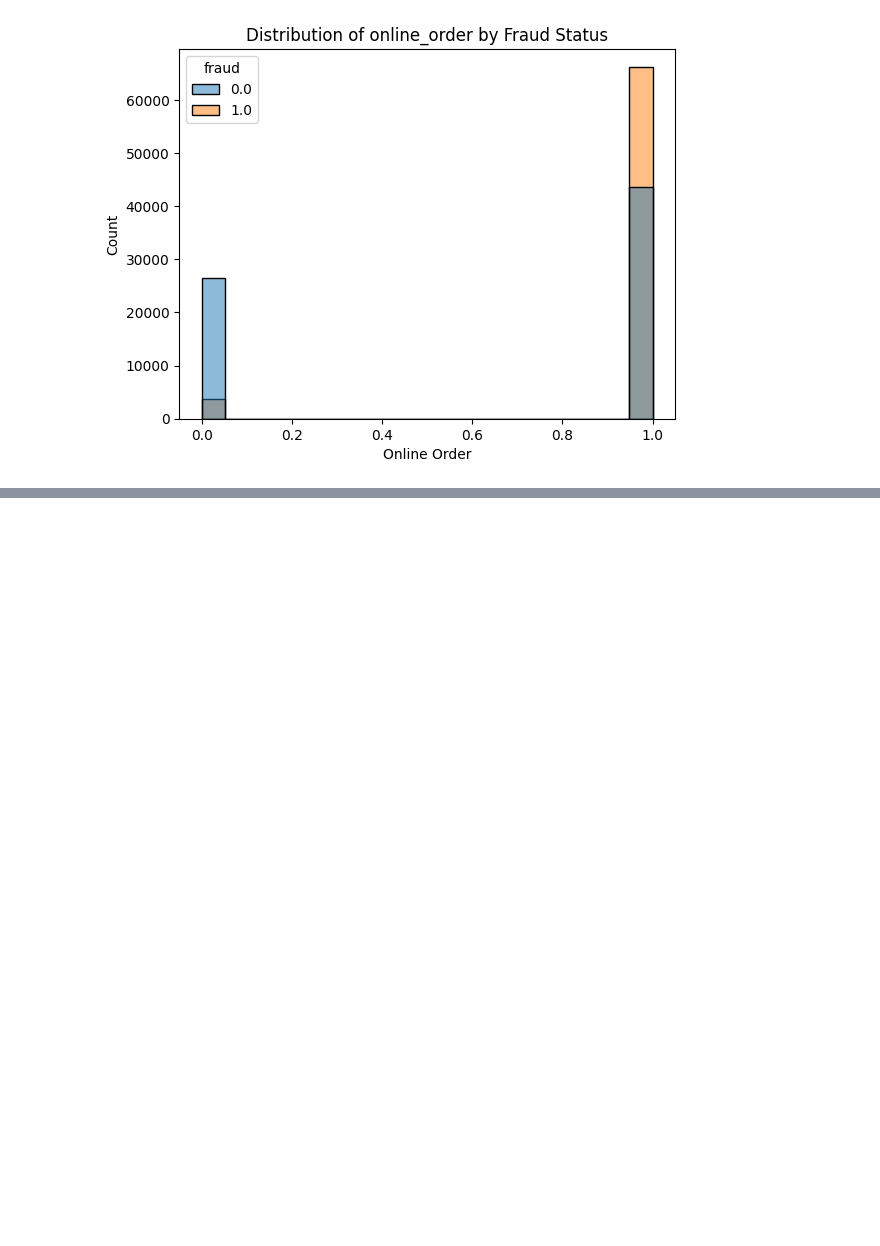
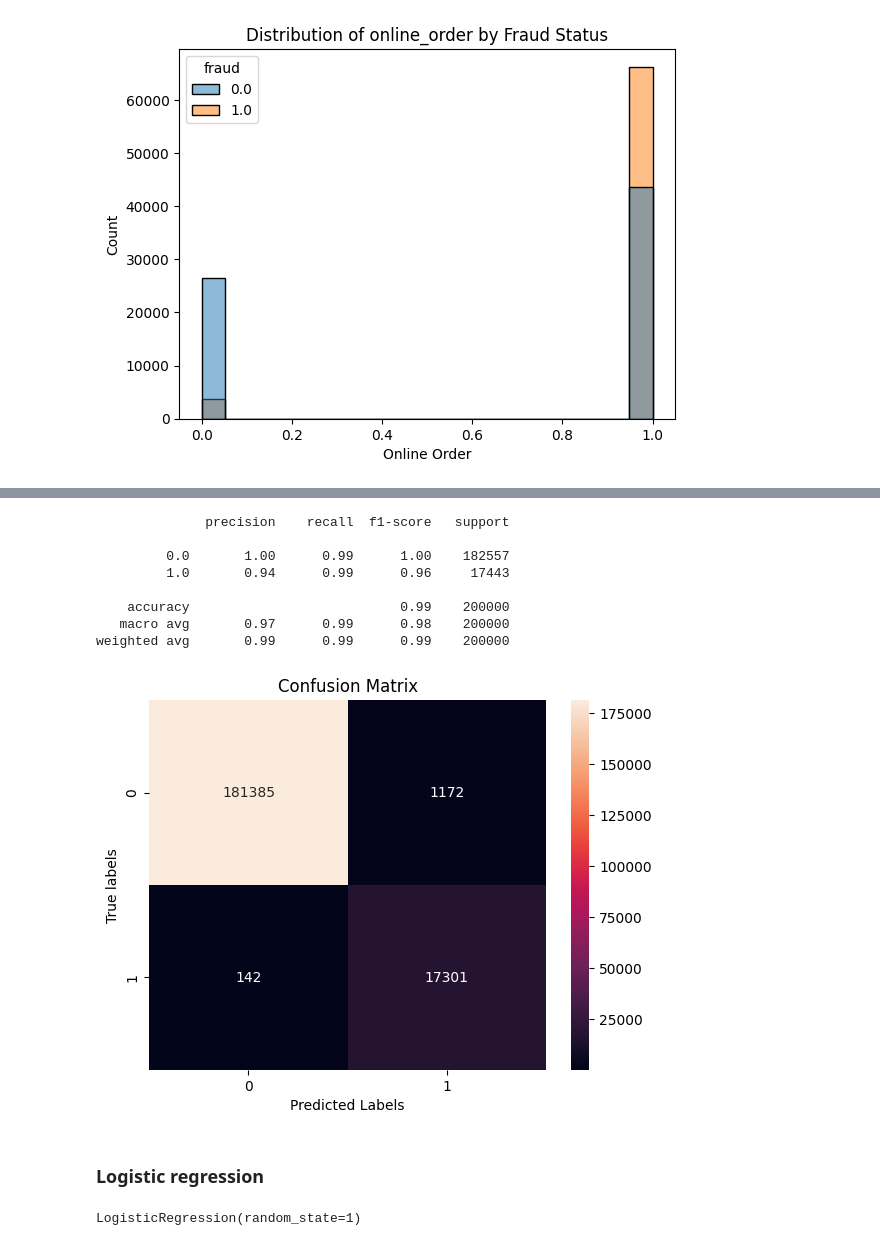
Before and after one commit to ZuhailiAminUOB/ai-capstone, a Jupyter notebook: UOB_Capstone_Credit_Card_Fraud.ipynb, the cells around one changed output, grey strips where cells are left out. Drawn from its saved outputs; the diff is of its cells as text; code cells hidden in the pictures; blank space fills up the shorter version.

```diff
--- a/UOB_Capstone_Credit_Card_Fraud.ipynb
+++ b/UOB_Capstone_Credit_Card_Fraud.ipynb
@@ -434,0 +410,34 @@ y_pred = svm.predict(x_test)
+# %%
+#Predicting the target values with the testing dataset
+y_pred = dt_optimal.predict(x_test_scale)
+
+#Plotting classification report and cm of actual value vs predicted value
+cr1 = classification_report(y_test,y_pred)
+cm1 = confusion_matrix(y_test, y_pred)
+print (cr1)
+
+ax= plt.subplot()
+
+sns.heatmap(cm1, annot=True, ax=ax, fmt='d');
+# labels, title and ticks
+ax.set_xlabel('Predicted Labels');ax.set_ylabel('True labels');
+ax.set_title('Confusion Matrix');
+
+# ax.xaxis.set_ticklabels(["No Fraud","Fraud"]); ax.yaxis.set_ticklabels(["No Fraud","Fraud"]);
+# %% [output]
+              precision    recall  f1-score   support
+
+         0.0       1.00      0.99      1.00    182557
+         1.0       0.94      0.99      0.96     17443
+
+    accuracy                           0.99    200000
+   macro avg       0.97      0.99      0.98    200000
+weighted avg       0.99      0.99      0.99    200000
+[figure, added]
+# %% [markdown]
+### Logistic regression
+# %%
+lr = LogisticRegression(random_state=1)
+lr.fit(new_x_train, new_y_train)
+# %% [output]
+LogisticRegression(random_state=1)
```
Also changed, not shown: parts of 58 cells of this notebook, 10 other files.
